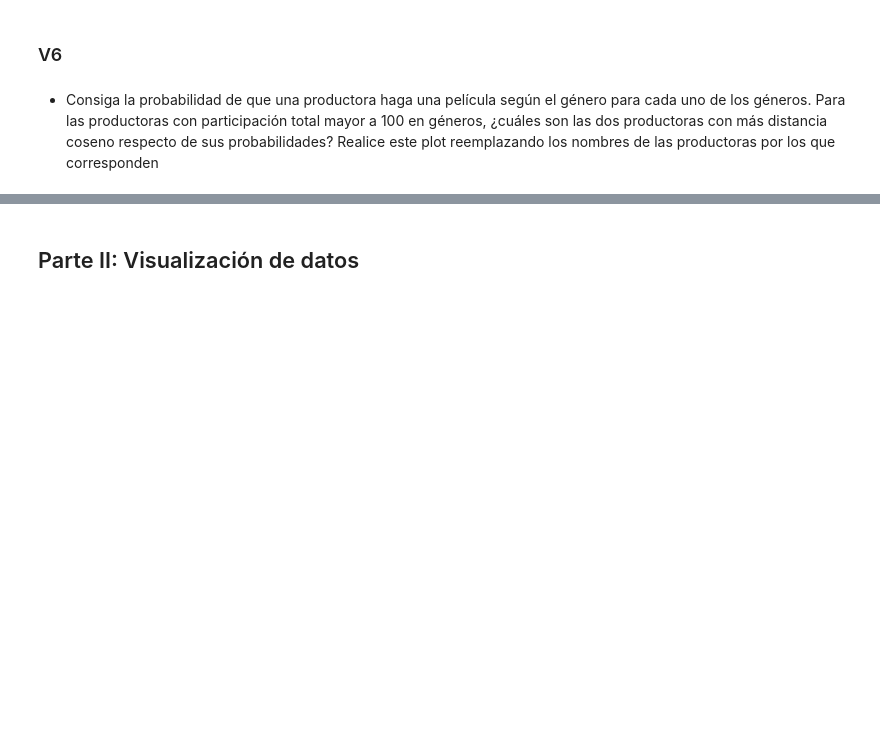
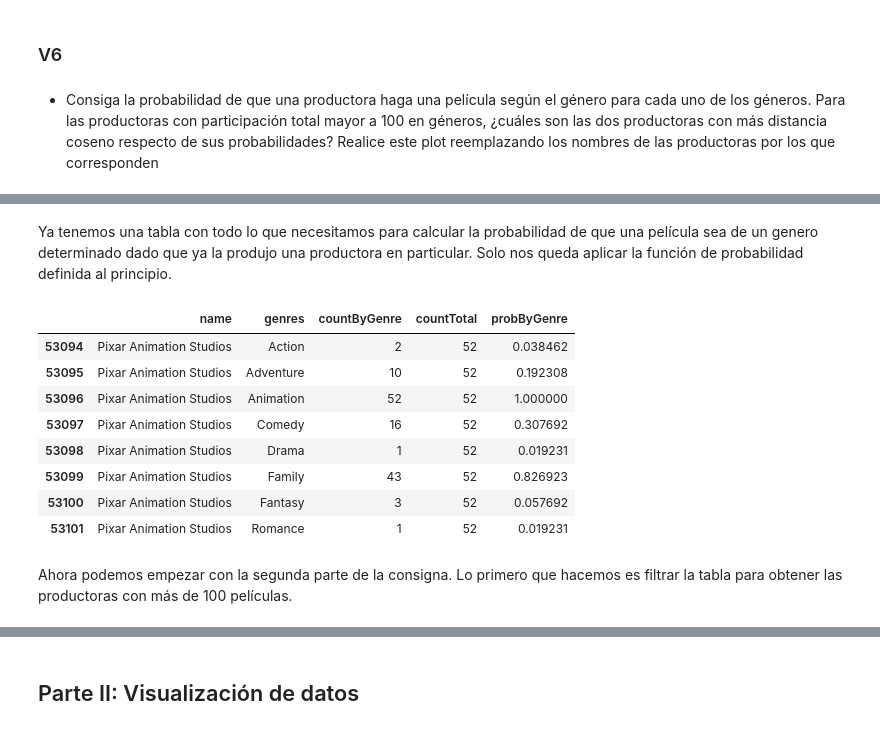
Before and after one commit to Nacho2904/orga_de_datos, a Jupyter notebook: tp_1.ipynb, the cells around one changed output, grey strips where cells are left out. Saved outputs shown, nothing was run; the diff lists cells and outputs as text; code cells hidden in the pictures; blank space fills up the shorter version.

```diff
--- a/tp_1.ipynb
+++ b/tp_1.ipynb
@@ -923,0 +1013,5 @@ bp.get_legend()
+# %%
+separate_genres = lambda genres: str(genres).split(',')
+df_names_and_genres["genres"] = df_names_and_genres["genres"].map(separate_genres)
+df_names_and_genres_exploded = df_names_and_genres.explode("genres")
+df_names_and_genres_exploded.head()
@@ -923,0 +1027,5 @@ bp.get_legend()
+# %%
+df_counted_by_genres = df_names_and_genres_exploded.groupby(["name","genres"]).agg(countByGenre = ("genres", "count"))
+
+df_counted_by_genres = df_counted_by_genres.reset_index()
+df_counted_by_genres[df_counted_by_genres["name"] == "Pixar Animation Studios"]
@@ -923,0 +1044,3 @@ bp.get_legend()
+# %%
+df_counted_by_total = df_names_and_genres.groupby(["name"]).agg(countTotal=("name","count")).reset_index()
+df_counted_by_total[df_counted_by_total["name"] == "Pixar Animation Studios"]
@@ -923,0 +1050,3 @@ bp.get_legend()
+# %%
+df_counted_full = df_counted_by_genres.merge(df_counted_by_total, on="name", how="inner")
+df_counted_full[df_counted_full["name"] == "Pixar Animation Studios"]
@@ -923,0 +1063,17 @@ bp.get_legend()
+# %% [markdown]
+Ya tenemos una tabla con todo lo que necesitamos para calcular la probabilidad de que una película sea de un genero determinado dado que ya la produjo una productora en particular. Solo nos queda aplicar la función de probabilidad definida al principio.
+# %%
+df_counted_full["probByGenre"] = df_counted_full["countByGenre"]/df_counted_full["countTotal"]
+df_counted_full[df_counted_full["name"] == "Pixar Animation Studios"]
+# %% [output]
+|  | name | genres | countByGenre | countTotal | probByGenre |
+| 53094 | Pixar Animation Studios | Action | 2 | 52 | 0.038462 |
+| 53095 | Pixar Animation Studios | Adventure | 10 | 52 | 0.192308 |
+| 53096 | Pixar Animation Studios | Animation | 52 | 52 | 1.000000 |
+| 53097 | Pixar Animation Studios | Comedy | 16 | 52 | 0.307692 |
+| 53098 | Pixar Animation Studios | Drama | 1 | 52 | 0.019231 |
+| 53099 | Pixar Animation Studios | Family | 43 | 52 | 0.826923 |
+| 53100 | Pixar Animation Studios | Fantasy | 3 | 52 | 0.057692 |
+| 53101 | Pixar Animation Studios | Romance | 1 | 52 | 0.019231 |
+# %% [markdown]
+Ahora podemos empezar con la segunda parte de la consigna. Lo primero que hacemos es filtrar la tabla para obtener las productoras con más de 100 películas.
```
Also changed, not shown: parts of 24 cells of this notebook.
